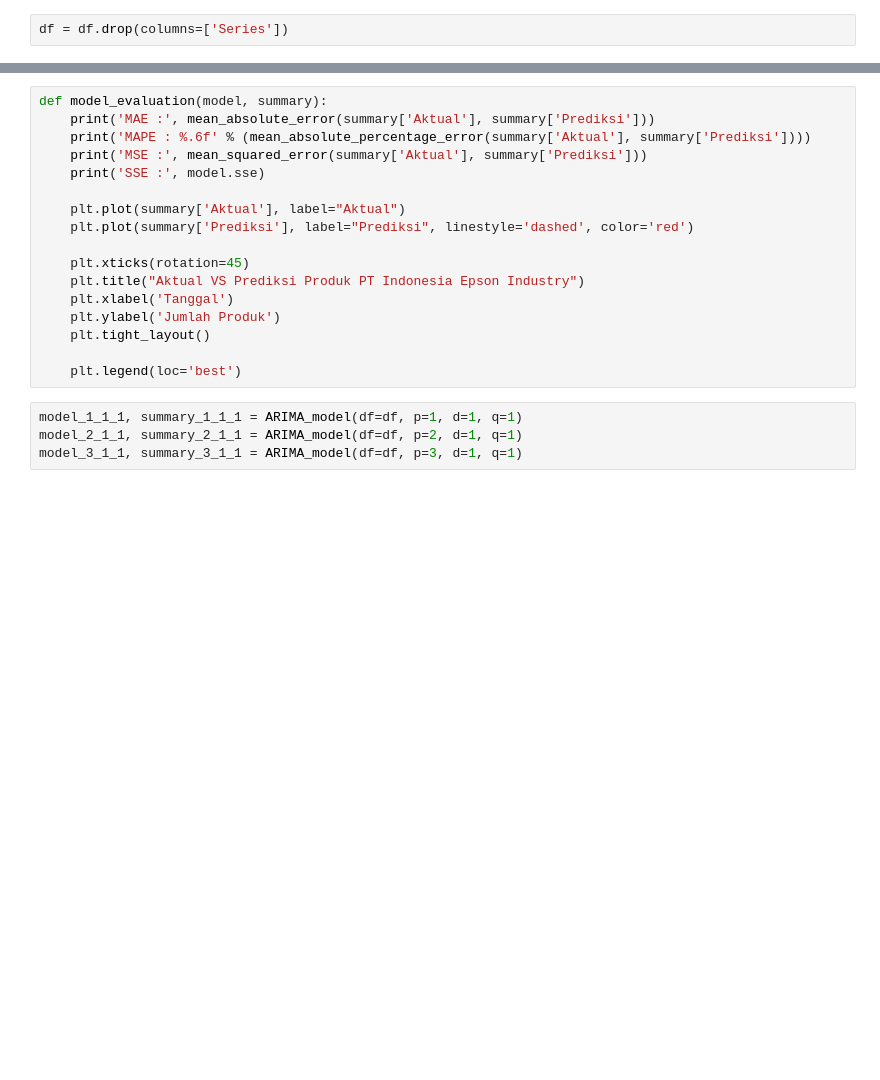
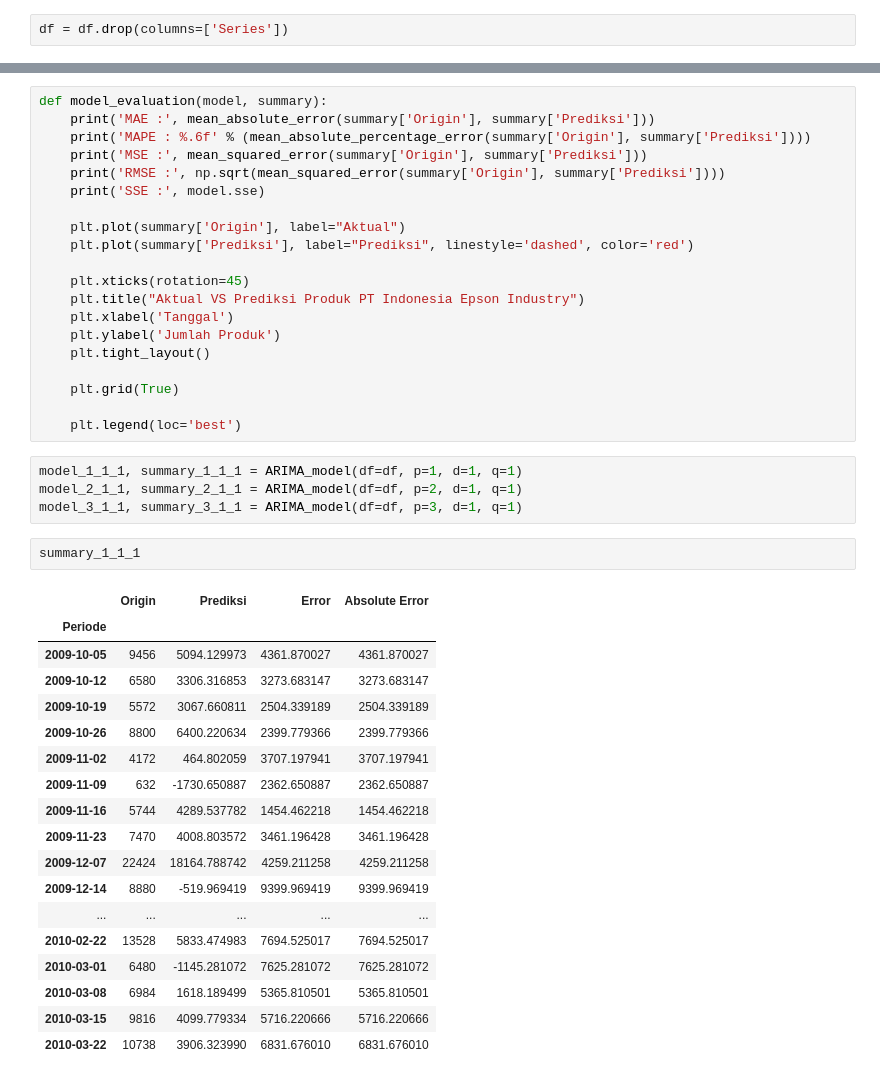
Before and after one commit to andrewmanuelt/arima, a Jupyter notebook: timeseries.ipynb, the cells around one changed output, grey strips where cells are left out. Drawn from its saved outputs; the diff is of its cells as text; blank space fills up the shorter version.

```diff
--- a/timeseries.ipynb
+++ b/timeseries.ipynb
@@ -193,12 +237,13 @@ def ARIMA_model(df, p, d, q):
     return model, summary
 # %%
 def model_evaluation(model, summary):
-    print('MAE :', mean_absolute_error(summary['Aktual'], summary['Prediksi']))
-    print('MAPE : %.6f' % (mean_absolute_percentage_error(summary['Aktual'], summary['Prediksi'])))
-    print('MSE :', mean_squared_error(summary['Aktual'], summary['Prediksi']))
+    print('MAE :', mean_absolute_error(summary['Origin'], summary['Prediksi']))
+    print('MAPE : %.6f' % (mean_absolute_percentage_error(summary['Origin'], summary['Prediksi'])))
+    print('MSE :', mean_squared_error(summary['Origin'], summary['Prediksi']))
+    print('RMSE :', np.sqrt(mean_squared_error(summary['Origin'], summary['Prediksi'])))
     print('SSE :', model.sse)
 
-    plt.plot(summary['Aktual'], label="Aktual")
+    plt.plot(summary['Origin'], label="Aktual")
     plt.plot(summary['Prediksi'], label="Prediksi", linestyle='dashed', color='red')
 
     plt.xticks(rotation=45)
@@ -207,8 +252,31 @@ def model_evaluation(model, summary):
     plt.ylabel('Jumlah Produk')
     plt.tight_layout()
 
+    plt.grid(True)
+
     plt.legend(loc='best')
 # %%
 model_1_1_1, summary_1_1_1 = ARIMA_model(df=df, p=1, d=1, q=1)
 model_2_1_1, summary_2_1_1 = ARIMA_model(df=df, p=2, d=1, q=1)
 model_3_1_1, summary_3_1_1 = ARIMA_model(df=df, p=3, d=1, q=1)
+# %%
+summary_1_1_1
+# %% [output]
+|  | Origin | Prediksi | Error | Absolute Error |
+| Periode |  |  |  |  |
+| 2009-10-05 | 9456 | 5094.129973 | 4361.870027 | 4361.870027 |
+| 2009-10-12 | 6580 | 3306.316853 | 3273.683147 | 3273.683147 |
+| 2009-10-19 | 5572 | 3067.660811 | 2504.339189 | 2504.339189 |
+| 2009-10-26 | 8800 | 6400.220634 | 2399.779366 | 2399.779366 |
+| 2009-11-02 | 4172 | 464.802059 | 3707.197941 | 3707.197941 |
+| 2009-11-09 | 632 | -1730.650887 | 2362.650887 | 2362.650887 |
+| 2009-11-16 | 5744 | 4289.537782 | 1454.462218 | 1454.462218 |
+| 2009-11-23 | 7470 | 4008.803572 | 3461.196428 | 3461.196428 |
+| 2009-12-07 | 22424 | 18164.788742 | 4259.211258 | 4259.211258 |
+| 2009-12-14 | 8880 | -519.969419 | 9399.969419 | 9399.969419 |
+| ... | ... | ... | ... | ... |
+| 2010-02-22 | 13528 | 5833.474983 | 7694.525017 | 7694.525017 |
+| 2010-03-01 | 6480 | -1145.281072 | 7625.281072 | 7625.281072 |
+| 2010-03-08 | 6984 | 1618.189499 | 5365.810501 | 5365.810501 |
+| 2010-03-15 | 9816 | 4099.779334 | 5716.220666 | 5716.220666 |
+| 2010-03-22 | 10738 | 3906.323990 | 6831.676010 | 6831.676010 |
```
Also changed, not shown: parts of 13 cells of this notebook.
